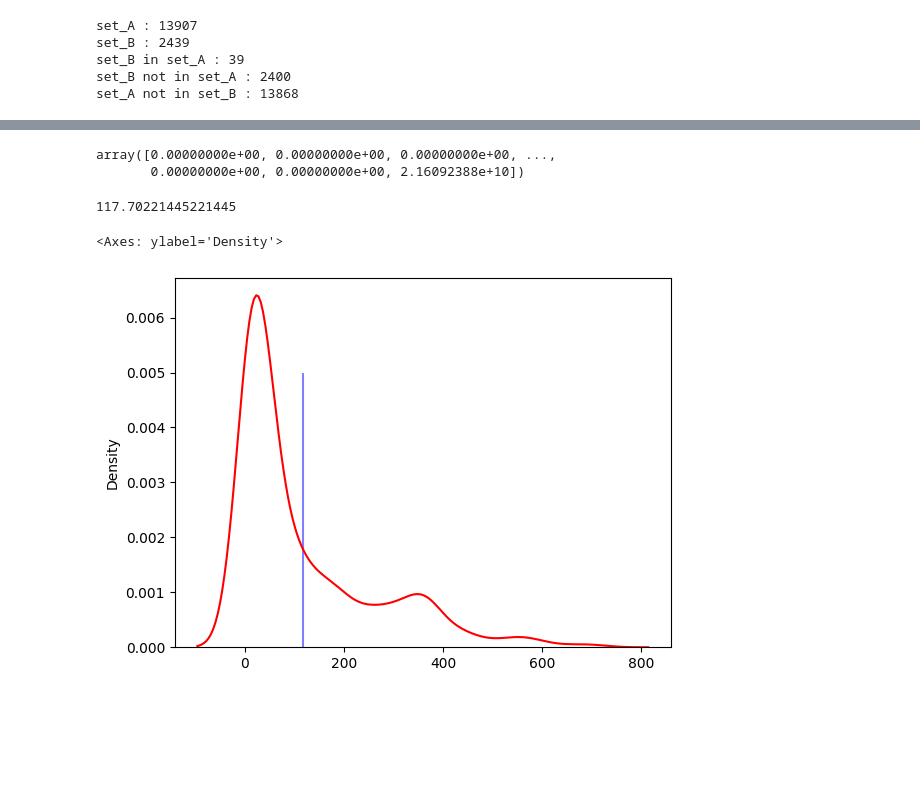
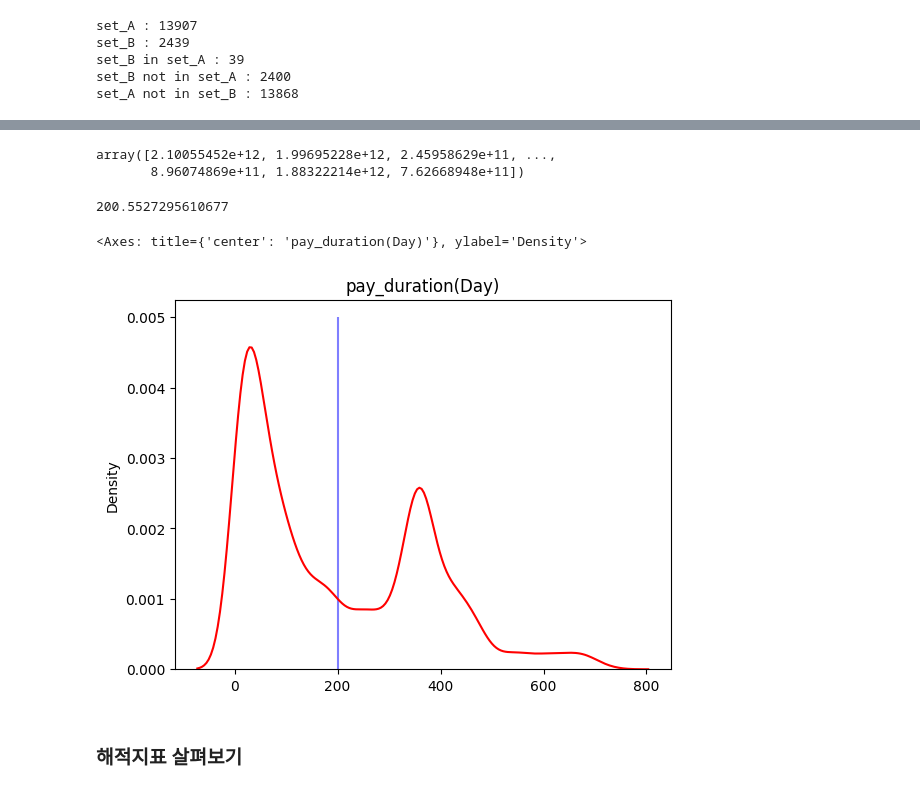
Before and after one commit to saeraniren/intermediate_project, a Jupyter notebook: USB_main_with_encoding.ipynb, the cells around one changed output, grey strips where cells are left out. Saved outputs shown, nothing was run; the diff lists cells and outputs as text; code cells hidden in the pictures; blank space fills up the shorter version.

```diff
--- a/USB_main_with_encoding.ipynb
+++ b/USB_main_with_encoding.ipynb
@@ -1668,14 +2096,0 @@ def get_non_pay_duration(event_list):
-# %%
-payment_df.sort_values(['user_id', 'client_event_time'], ascending=True, inplace=True)
-temp_df = payment_df[['user_id', 'client_event_time', 'event_type', 'plan.price']].copy()
-temp_df['total'] = payment_df['client_event_time']
-temp_df['total'] = temp_df['total'].astype(str)
-temp_df['total'] = temp_df['total']\
-        + ' ' + temp_df['event_type'].astype(str)\
-        + ' ' + temp_df['plan.price'].astype(str)
-
-display(temp_df.groupby('user_id')['total'].aggregate(lambda x: [ item.split()[1:] for item in str(x).split('\n')[:-1] ]))
-pay_duration = temp_df.groupby('user_id')['total'].aggregate(lambda x: get_pay_duration([ item.split()[1:] for item in str(x).split('\n')[:-1] ]))
-display(pay_duration)
-non_pay_duration = temp_df.groupby('user_id')['total'].aggregate(lambda x: get_non_pay_duration([ item.split()[1:] for item in str(x).split('\n')[:-1] ]))
-display(non_pay_duration)
@@ -1721,0 +2097,5 @@ Name: total, Length: 20972, dtype: object
+# %%
+pay_duration = groupby_user_agg_muli_column(payment_df, get_pay_duration, ['plan.price'])
+display(pay_duration)
+non_pay_duration = groupby_user_agg_muli_column(payment_df, get_non_pay_duration, ['plan.price'])
+display(non_pay_duration)
@@ -1780,12 +2267,13 @@ Name: count, dtype: int64
 # %%
-display(non_pay_duration)
-display(non_pay_duration.values.astype(float) / 1000000000 * 60 * 60)
-data = list((non_pay_duration.values.astype(float) / (1000000000 * 60 * 60 * 24)).round(0).astype(int))
-data = [ x for x in data if x != 0 ]
+display(pay_duration)
+display(pay_duration.values.astype(float) / 1000000000 * 60 * 60 * 24)
+data = list((pay_duration.values.astype(float) / (1000000000 * 60 * 60 * 24)).round(0).astype(int))
+data = [ x for x in data if x > 0 ]
 mean = np.mean(data)
 
 print(mean)
 plt.vlines(mean, 0, 0.005, color='blue', alpha=0.5)
-sns.kdeplot(data, color='red', label='non_pay_duration')
+plt.title('pay_duration(Day)')
+sns.kdeplot(data, color='red', label='pay_duration')
 # %% [output]
 user_id
@@ -1804,5 +2292,7 @@ Name: total, Length: 20972, dtype: timedelta64[ns]
-array([0.00000000e+00, 0.00000000e+00, 0.00000000e+00, ...,
-       0.00000000e+00, 0.00000000e+00, 2.16092388e+10])
+array([2.10055452e+12, 1.99695228e+12, 2.45958629e+11, ...,
+       8.96074869e+11, 1.88322214e+12, 7.62668948e+11])
-117.70221445221445
+200.5527295610677
-<Axes: ylabel='Density'>
+<Axes: title={'center': 'pay_duration(Day)'}, ylabel='Density'>
-[figure, old version]
+[figure, new version]
+# %% [markdown]
+### 해적지표 살펴보기
```
Also changed, not shown: parts of 83 cells of this notebook.
